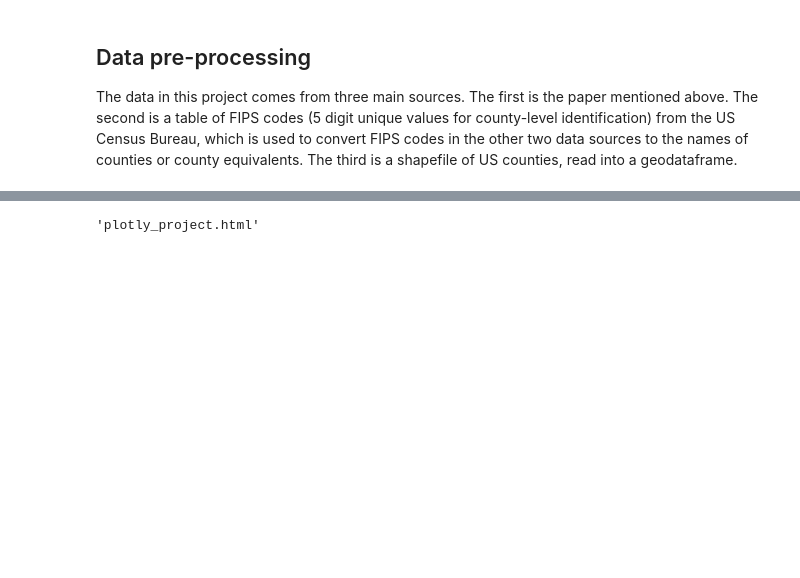
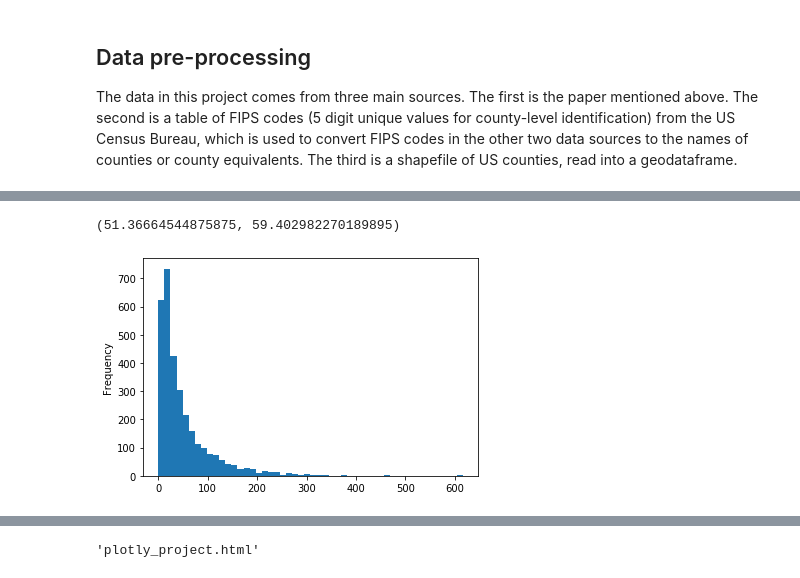
Before and after one commit to slobotsky/brianslobotsky_MnM4SDS_project, a Jupyter notebook: termproject.ipynb, the cells around one changed output, grey strips where cells are left out. Drawn from its saved outputs; the diff is of its cells as text; code cells hidden in the pictures; blank space fills up the shorter version.

```diff
--- a/termproject.ipynb
+++ b/termproject.ipynb
@@ -112,0 +178,6 @@ The main flow map is a work in progress due to the large amount of data. The cod
+# %%
+pd.Series(dW.cardinalities).plot.hist(bins=50)
+pd.Series(dW.cardinalities).mean(), pd.Series(dW.cardinalities).std()
+# %% [output]
+(51.36664544875875, 59.402982270189895)
+[figure, added]
```
Also changed, not shown: parts of 31 cells of this notebook, 1 other file.
